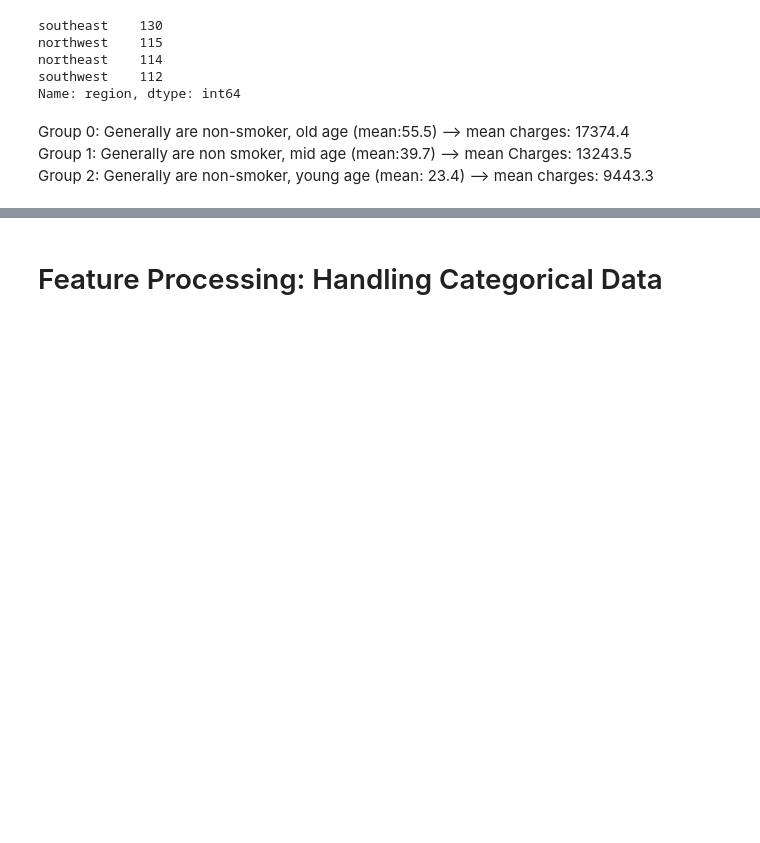
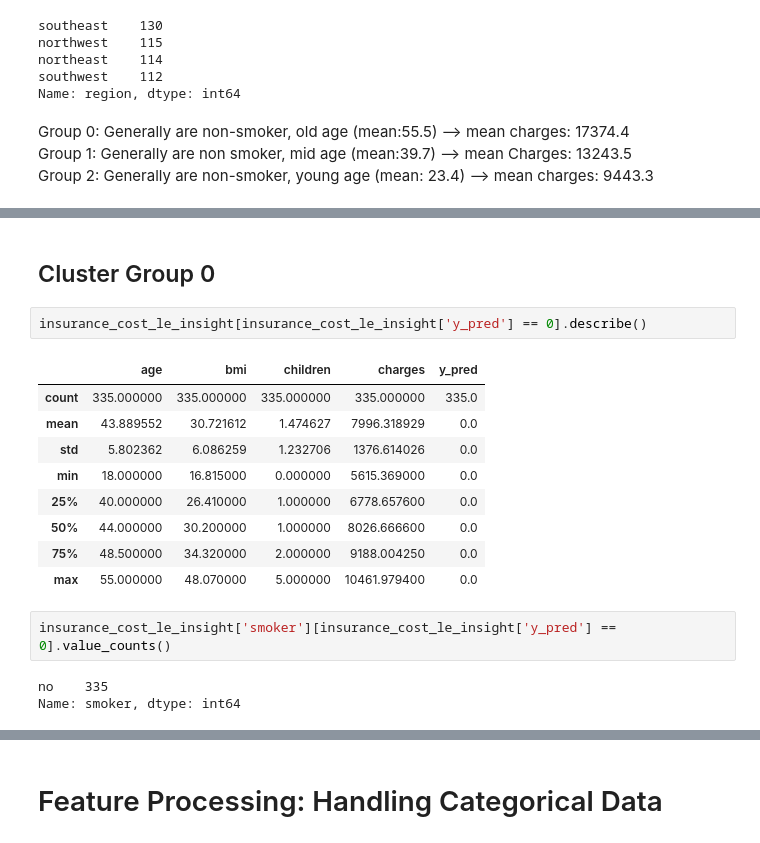
Before and after one commit to rockyclh/US-Insurance-Charges, a Jupyter notebook: US Medical Insurance Cost.ipynb, the cells around one changed output, grey strips where cells are left out. Drawn from its saved outputs; the diff is of its cells as text; blank space fills up the shorter version.

```diff
--- a/US Medical Insurance Cost.ipynb
+++ b/US Medical Insurance Cost.ipynb
@@ -515,0 +537,19 @@ Group 2: Generally are non-smoker, young age (mean: 23.4) --> mean charges: 9443
+# %% [markdown]
+## Cluster Group 0
+# %%
+insurance_cost_le_insight[insurance_cost_le_insight['y_pred'] == 0].describe()
+# %% [output]
+|  | age | bmi | children | charges | y_pred |
+| count | 335.000000 | 335.000000 | 335.000000 | 335.000000 | 335.0 |
+| mean | 43.889552 | 30.721612 | 1.474627 | 7996.318929 | 0.0 |
+| std | 5.802362 | 6.086259 | 1.232706 | 1376.614026 | 0.0 |
+| min | 18.000000 | 16.815000 | 0.000000 | 5615.369000 | 0.0 |
+| 25% | 40.000000 | 26.410000 | 1.000000 | 6778.657600 | 0.0 |
+| 50% | 44.000000 | 30.200000 | 1.000000 | 8026.666600 | 0.0 |
+| 75% | 48.500000 | 34.320000 | 2.000000 | 9188.004250 | 0.0 |
+| max | 55.000000 | 48.070000 | 5.000000 | 10461.979400 | 0.0 |
+# %%
+insurance_cost_le_insight['smoker'][insurance_cost_le_insight['y_pred'] == 0].value_counts()
+# %% [output]
+no    335
+Name: smoker, dtype: int64
```
Also changed, not shown: parts of 46 cells of this notebook.
